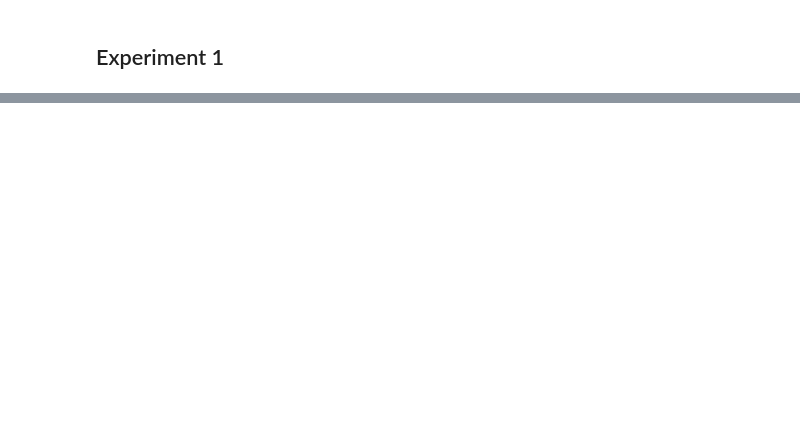
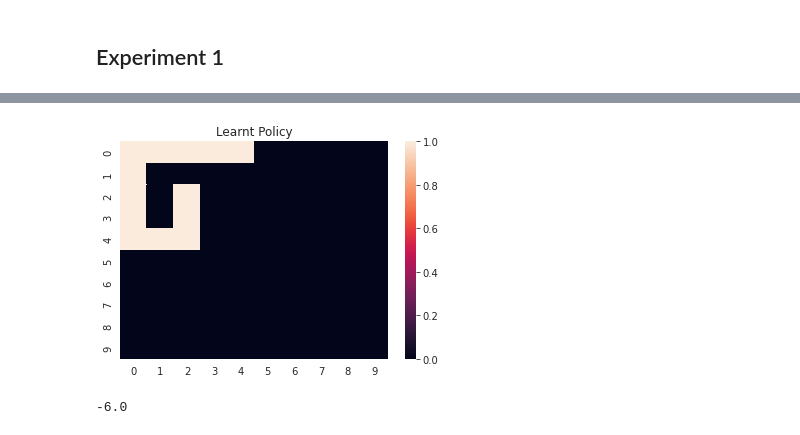
Before and after one commit to blaze010/CS6700-Reinforcement_Learning, a Jupyter notebook: Assignment 1/Programming_Assignment_1.ipynb, the cells around one changed output, grey strips where cells are left out. Drawn from its saved outputs; the diff is of its cells as text; code cells hidden in the pictures; blank space fills up the shorter version.

```diff
--- a/Assignment 1/Programming_Assignment_1.ipynb
+++ b/Assignment 1/Programming_Assignment_1.ipynb
@@ -319,3 +324,22 @@ class SoftMax(BasePolicy):
+# %%
+class Greedy(BasePolicy):
+    # actions      : Possible actions that can be taken up in each state
+    #              : Default set for the current problem
+    def __init__(self,  actions = np.array([0, 1, 2, 3])):
+        self.actions = actions
+
+    # return name of policy
+    @property
+    def name(self):
+        return '_greedy'
+
+    # action_values: 2D array containing predicted action values for each (state, action) pair
+    #              : array size is |S|*4, i.e, total number of states x total number of actions
+    # state_id     : state for which action is to be determined
+    def select_action(self, state_id, action_values):
+
+        #  select the arm with maximum value of action value function
+        return self.actions[np.argmax(action_values[state_id, :])]
 # %% [markdown]
 ## SARSA
 # %%
@@ -535,0 +673,11 @@ trainer.plot_hmap_qvals()
+# %%
+eps_greedy = EpsilonGreedy(epsilon = 0.01)
+sarsa_update = SARSA(alpha = 0.01, gamma = 1)
+trainer = TrainingIterator(env, sarsa_update, eps_greedy, 10000)
+trainer.train()
+
+trainer.plot_reward_curve()
+trainer.plot_steps()
+trainer.plot_hmap_visits()
+trainer.plot_hmap_qvals()
+trainer.plot_learnt_policy(verbose = True)
@@ -535,0 +691,5 @@ trainer.plot_hmap_qvals()
+# %%
+trainer.plot_learnt_policy(verbose = True)
+# %% [output]
+[figure, added]
+-6.0
```
Also changed, not shown: parts of 13 cells of this notebook.
